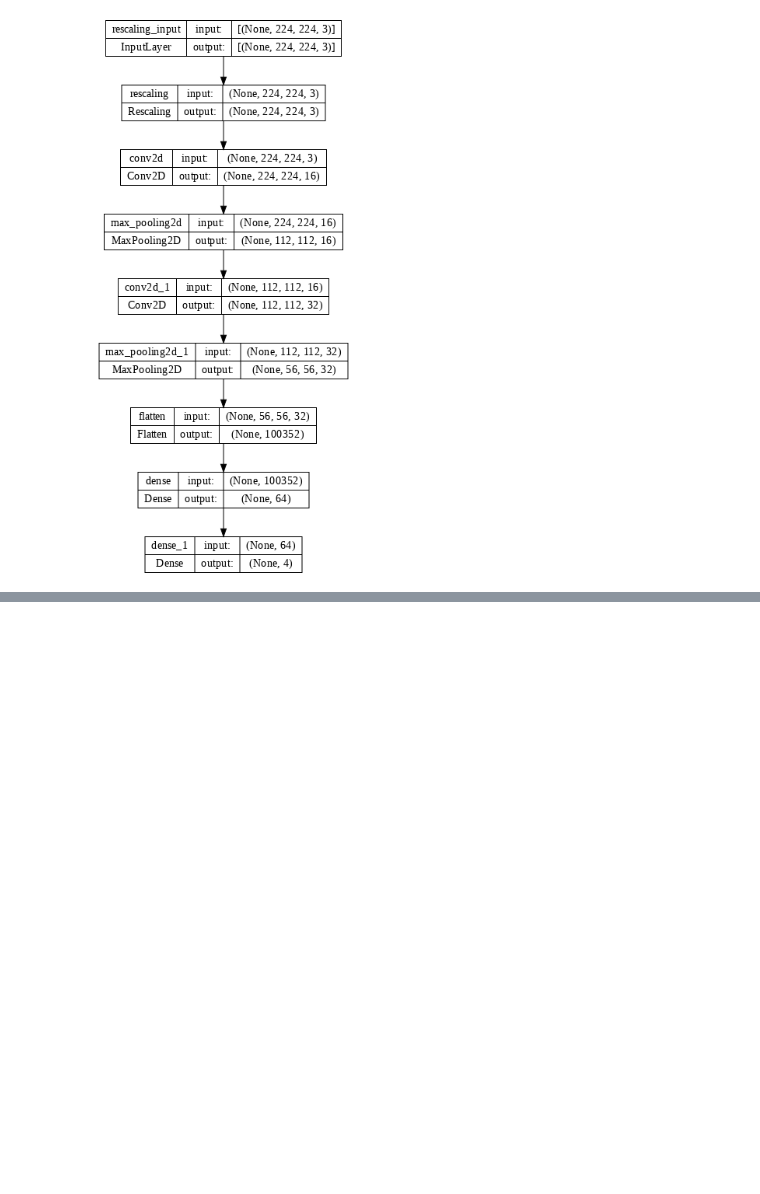
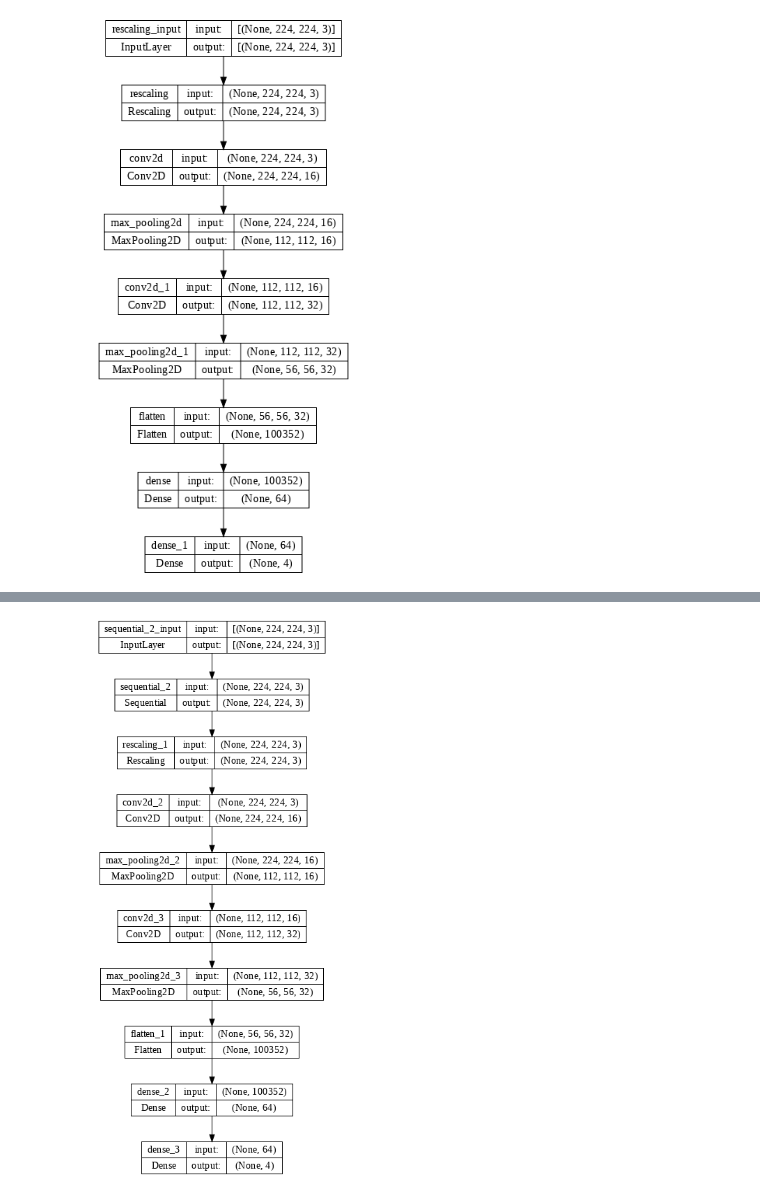
Before and after one commit to alexmacharia/deep_learning_projects, a Jupyter notebook: Medical_Images_Classifier.ipynb, the cells around one changed output, grey strips where cells are left out. Saved outputs shown, nothing was run; the diff lists cells and outputs as text; code cells hidden in the pictures; blank space fills up the shorter version.

```diff
--- a/Medical_Images_Classifier.ipynb
+++ b/Medical_Images_Classifier.ipynb
@@ -201,0 +208,14 @@ AttributeError: ignored
+# %%
+model_v2 = Sequential([
+    data_augmentation,
+    layers.experimental.preprocessing.Rescaling(1./255, input_shape=(height, width, 3)),
+    Conv2D(16, kernel_size=(3,3), padding='same', activation='relu'),
+    MaxPool2D(),
+    Conv2D(32, kernel_size=(3,3), padding='same', activation='relu'),
+    MaxPool2D(),
+    Flatten(),
+    Dense(64, activation='relu'),
+    Dense(num_classes, activation='softmax' )
+])
+# %%
+model_v2.compile(optimizer='adam', loss='sparse_categorical_crossentropy', metrics='accuracy')
@@ -201,0 +242,4 @@ AttributeError: ignored
+# %%
+tf.keras.utils.plot_model(model=model_v2, dpi=72, show_shapes=True)
+# %% [output]
+[figure, added]
```
Also changed, not shown: parts of 10 cells of this notebook.
